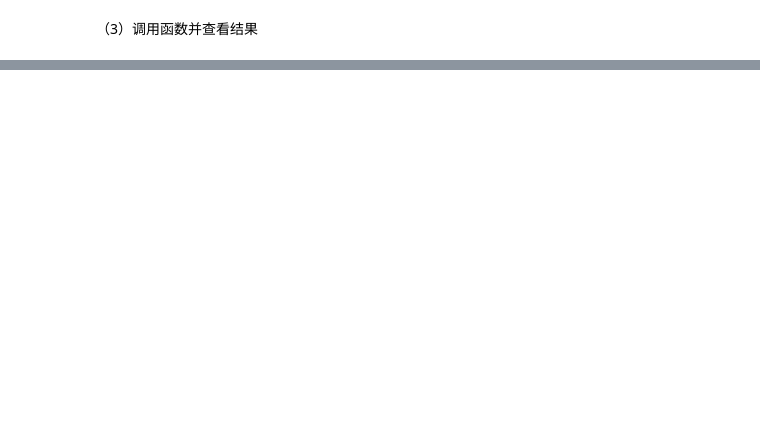
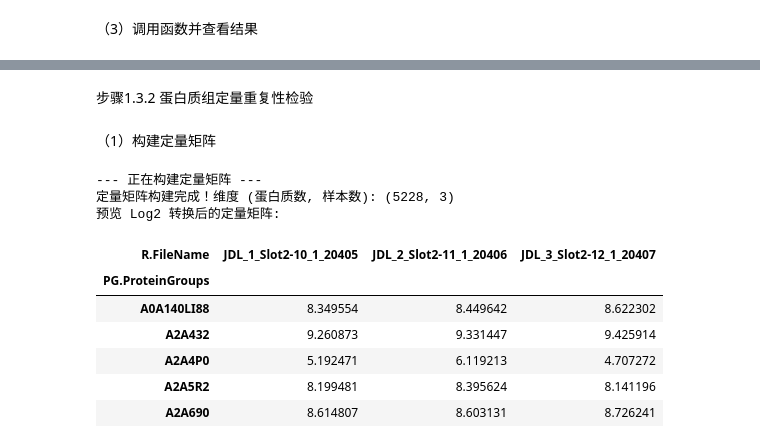
Before and after one commit to Jasper-delong/Spectronaut-Data-Preprocessing, a Jupyter notebook: scripts/preprocessing.ipynb, the cells around one changed output, grey strips where cells are left out. Cells and saved outputs as stored; diff of their text form; code cells hidden in the pictures; blank space fills up the shorter version.

```diff
--- a/scripts/preprocessing.ipynb
+++ b/scripts/preprocessing.ipynb
@@ -355,0 +577,35 @@ findfont: Generic family 'sans-serif' not found because none of the following fa
+# %% [markdown]
+步骤1.3.2 蛋白质组定量重复性检验
+# %% [markdown]
+（1）构建定量矩阵
+# %%
+import numpy as np
+# --- 阶段 2.1: 构建定量矩阵 ---
+print("--- 正在构建定量矩阵 ---")
+
+# 使用 pivot_table 将长格式数据转换为宽格式
+# index: 新表格的行
+# columns: 新表格的列
+# values: 新表格单元格中的值
+quant_matrix = df_filtered.pivot_table(index='PG.ProteinGroups',
+                                       columns='R.FileName',
+                                       values='PG.Quantity')
+
+# 对数据进行 Log2 转换，这是质谱数据分析的标准步骤
+# Log2转换可以使数据更接近正态分布，并使上调/下调的倍数变化对称
+quant_matrix_log2 = np.log2(quant_matrix)
+
+print("定量矩阵构建完成！维度 (蛋白质数, 样本数):", quant_matrix_log2.shape)
+print("预览 Log2 转换后的定量矩阵:")
+display(quant_matrix_log2.head())
+# %% [output]
+--- 正在构建定量矩阵 ---
+定量矩阵构建完成！维度 (蛋白质数, 样本数): (5228, 3)
+预览 Log2 转换后的定量矩阵:
+| R.FileName | JDL_1_Slot2-10_1_20405 | JDL_2_Slot2-11_1_20406 | JDL_3_Slot2-12_1_20407 |
+| PG.ProteinGroups |  |  |  |
+| A0A140LI88 | 8.349554 | 8.449642 | 8.622302 |
+| A2A432 | 9.260873 | 9.331447 | 9.425914 |
+| A2A4P0 | 5.192471 | 6.119213 | 4.707272 |
+| A2A5R2 | 8.199481 | 8.395624 | 8.141196 |
+| A2A690 | 8.614807 | 8.603131 | 8.726241 |
```
Also changed, not shown: parts of 17 cells of this notebook, 1 other file.
